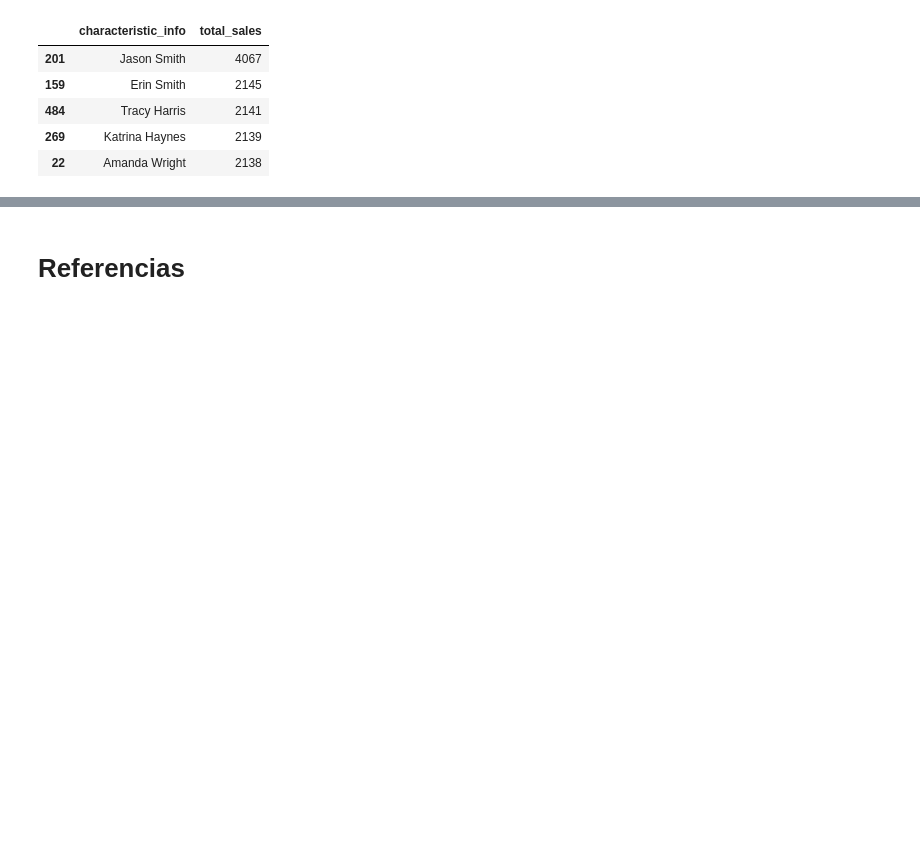
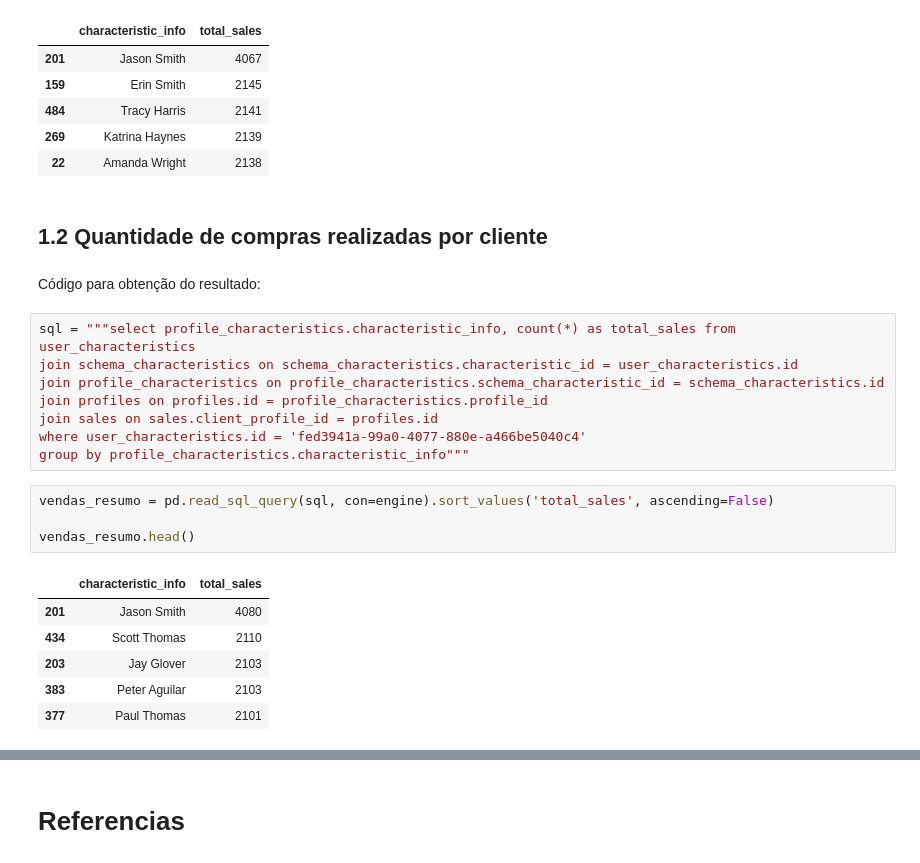
Before and after one commit to savioserra/trab-banco-dados, a Jupyter notebook: artifacts/notebooks/relatorio.ipynb, the cells around one changed output, grey strips where cells are left out. Cells and saved outputs as stored; diff of their text form; blank space fills up the shorter version.

```diff
--- a/artifacts/notebooks/relatorio.ipynb
+++ b/artifacts/notebooks/relatorio.ipynb
@@ -34,3 +36,26 @@ vendas_resumo.head()
 | 484 | Tracy Harris | 2141 |
 | 269 | Katrina Haynes | 2139 |
 | 22 | Amanda Wright | 2138 |
+# %% [markdown]
+## 1.2 Quantidade de compras realizadas por cliente
+# %% [markdown]
+Código para obtenção do resultado:
+# %%
+sql = """select profile_characteristics.characteristic_info, count(*) as total_sales from user_characteristics
+join schema_characteristics on schema_characteristics.characteristic_id = user_characteristics.id
+join profile_characteristics on profile_characteristics.schema_characteristic_id = schema_characteristics.id
+join profiles on profiles.id = profile_characteristics.profile_id
+join sales on sales.client_profile_id = profiles.id
+where user_characteristics.id = 'fed3941a-99a0-4077-880e-a466be5040c4'
+group by profile_characteristics.characteristic_info"""
+# %%
+vendas_resumo = pd.read_sql_query(sql, con=engine).sort_values('total_sales', ascending=False)
+
+vendas_resumo.head()
+# %% [output]
+|  | characteristic_info | total_sales |
+| 201 | Jason Smith | 4080 |
+| 434 | Scott Thomas | 2110 |
+| 203 | Jay Glover | 2103 |
+| 383 | Peter Aguilar | 2103 |
+| 377 | Paul Thomas | 2101 |
```
Also changed, not shown: parts of 11 cells of this notebook, 1 other file.
